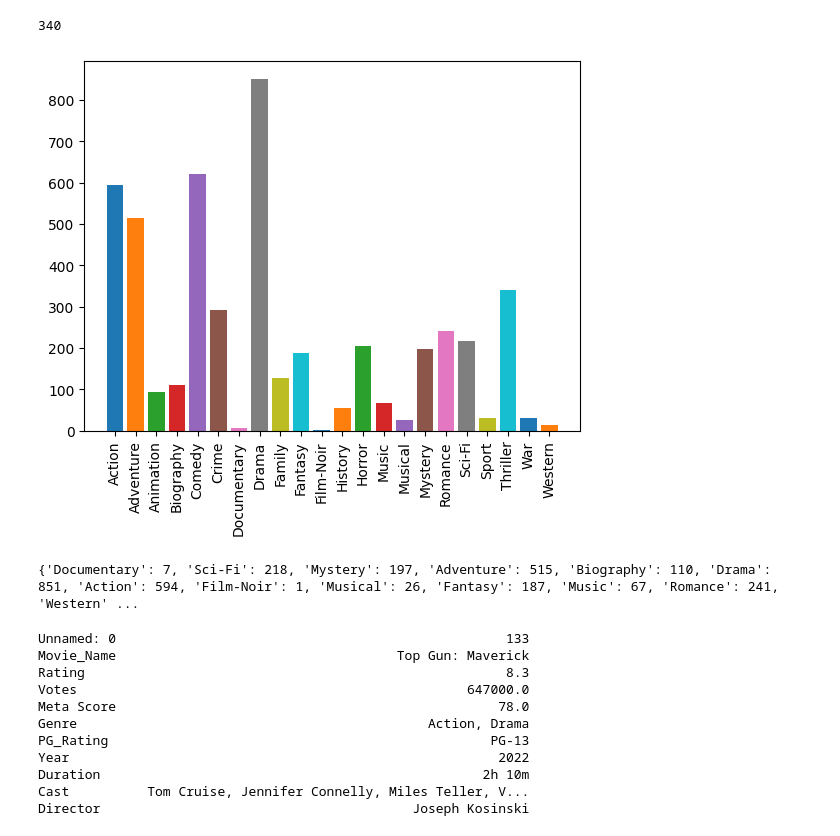
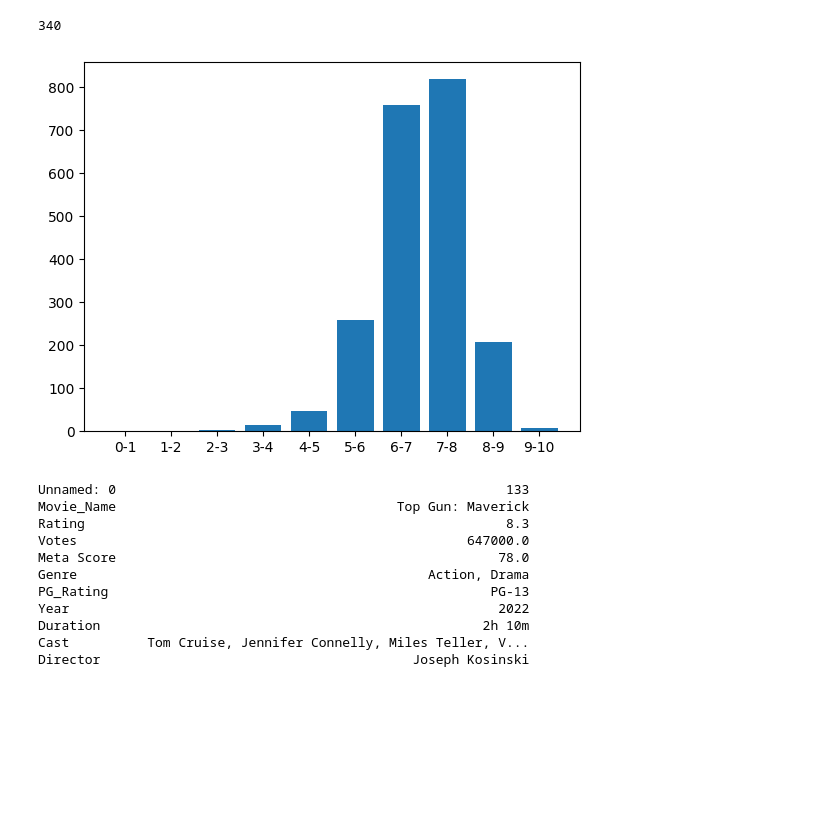
Before and after one commit to manu8274/1language-C, a Jupyter notebook: class/2nd_YR/4th_SEM/lec_4_AIML/project/st1_project/1.ipynb, the cells around one changed output. Saved outputs shown, nothing was run; the diff lists cells and outputs as text; code cells hidden in the pictures; blank space fills up the shorter version.

```diff
--- a/class/2nd_YR/4th_SEM/lec_4_AIML/project/st1_project/1.ipynb
+++ b/class/2nd_YR/4th_SEM/lec_4_AIML/project/st1_project/1.ipynb
@@ -129,33 +129,40 @@ print(c)
 340
 # %%
 import matplotlib.pyplot as plt
-# %%
-import matplotlib.pyplot as plt
-x=set()
-for i in mvdt["Genre"]:
-    if(type(i)==str):
-        i=i.strip()
-        i=i.split(",")
-        for j in i:
-            x.add(j.strip())
-d={key:0 for key in x}
-for j in d:
-    c=0
-    for i in mvdt["Genre"]:
-        if(type(i)==str):
-            if(j in  i):
-                c+=1
-    d[j]=c
-
-for i in sorted(d):
-    plt.bar(i,d[i])
-
-plt.xticks(rotation=90)
-plt.show()
-print(d)
-# %% [output]
-[figure, removed]
-{'Documentary': 7, 'Sci-Fi': 218, 'Mystery': 197, 'Adventure': 515, 'Biography': 110, 'Drama': 851, 'Action': 594, 'Film-Noir': 1, 'Musical': 26, 'Fantasy': 187, 'Music': 67, 'Romance': 241, 'Western' ...
+# %%
+import matplotlib.pyplot as plt
+import pandas as pd
+import numpy as np
+mvdt=pd.read_csv('imdb_movie_data_2023.csv')
+d=[0]*10
+for i in mvdt['Rating']:
+    if(i>=0 and i<=1):
+        d[0]+=1
+    if(i>=1 and i<=2):
+        d[1]+=1
+    if(i>=2 and i<=3):
+        d[2]+=1
+    if(i>=3 and i<=4):
+        d[3]+=1
+    if(i>=4 and i<=5):
+        d[4]+=1
+    if(i>=5 and i<=6):
+        d[5]+=1
+    if(i>=6 and i<=7):
+        d[6]+=1
+    if(i>=7 and i<=8):
+        d[7]+=1
+    if(i>=8 and i<=9):
+        d[8]+=1
+    if(i>=9 and i<=10):
+        d[9]+=1
+t=np.array([i for i in d])
+exp=[15]*10
+t1=np.array(['0-1','1-2','2-3','3-4','4-5','5-6','6-7','7-8','8-9','9-10'])
+plt.bar(t1,t)
+plt.show()
+# %% [output]
+[figure, added]
 # %%
 import pandas as pd
 mvdt=pd.read_csv('imdb_movie_data_2023.csv')
```
Also changed, not shown: parts of 1 cell of this notebook, 9 other files.
